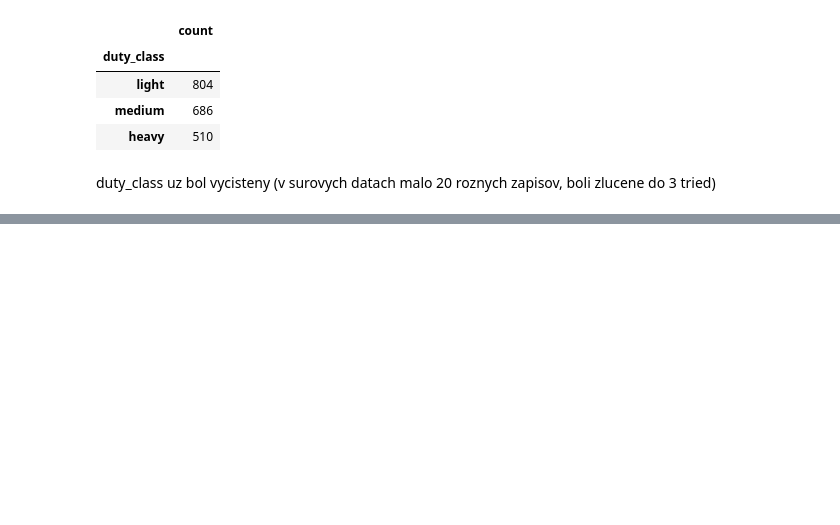
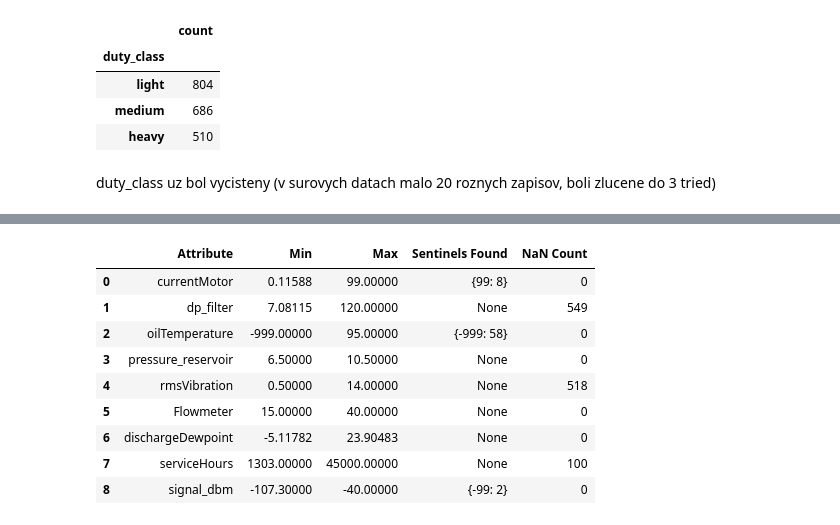
Before and after one commit to Walorean/Iau_project, a Jupyter notebook: test.ipynb, the cells around one changed output, grey strips where cells are left out. Cells and saved outputs as stored; diff of their text form; code cells hidden in the pictures; blank space fills up the shorter version.

```diff
--- a/test.ipynb
+++ b/test.ipynb
@@ -423,0 +465,36 @@ duty_class uz bol vycisteny (v surovych datach malo 20 roznych zapisov, boli zlu
+# %%
+# Kontrola rozsahov a sentinelov
+sentinel_candidates = [-999, -99, 99, 999]
+range_check = []
+
+for df, col in attrs:
+    s = df[col]
+
+    # Zistenie vyskytu sentinelov
+    found_sentinels = {}
+    for val in sentinel_candidates:
+        cnt = (s == val).sum()
+        if cnt > 0:
+            found_sentinels[val] = cnt
+
+    range_check.append({
+        'Attribute': col,
+        'Min': s.min(),
+        'Max': s.max(),
+        'Sentinels Found': found_sentinels if found_sentinels else "None",
+        'NaN Count': s.isnull().sum()
+    })
+
+range_df = pd.DataFrame(range_check)
+display(range_df)
+# %% [output]
+|  | Attribute | Min | Max | Sentinels Found | NaN Count |
+| 0 | currentMotor | 0.11588 | 99.00000 | {99: 8} | 0 |
+| 1 | dp_filter | 7.08115 | 120.00000 | None | 549 |
+| 2 | oilTemperature | -999.00000 | 95.00000 | {-999: 58} | 0 |
+| 3 | pressure_reservoir | 6.50000 | 10.50000 | None | 0 |
+| 4 | rmsVibration | 0.50000 | 14.00000 | None | 518 |
+| 5 | Flowmeter | 15.00000 | 40.00000 | None | 0 |
+| 6 | dischargeDewpoint | -5.11782 | 23.90483 | None | 0 |
+| 7 | serviceHours | 1303.00000 | 45000.00000 | None | 100 |
+| 8 | signal_dbm | -107.30000 | -40.00000 | {-99: 2} | 0 |
```
Also changed, not shown: parts of 3 cells of this notebook.
